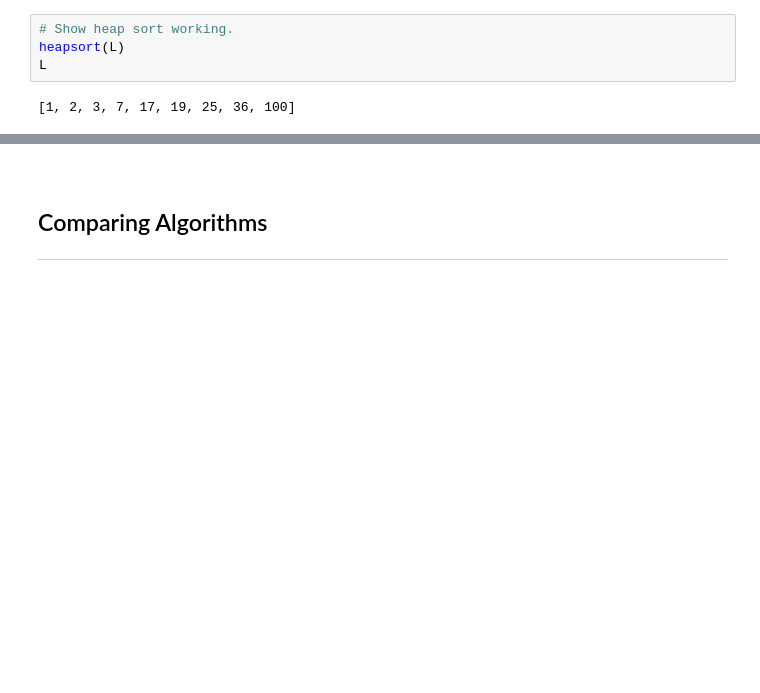
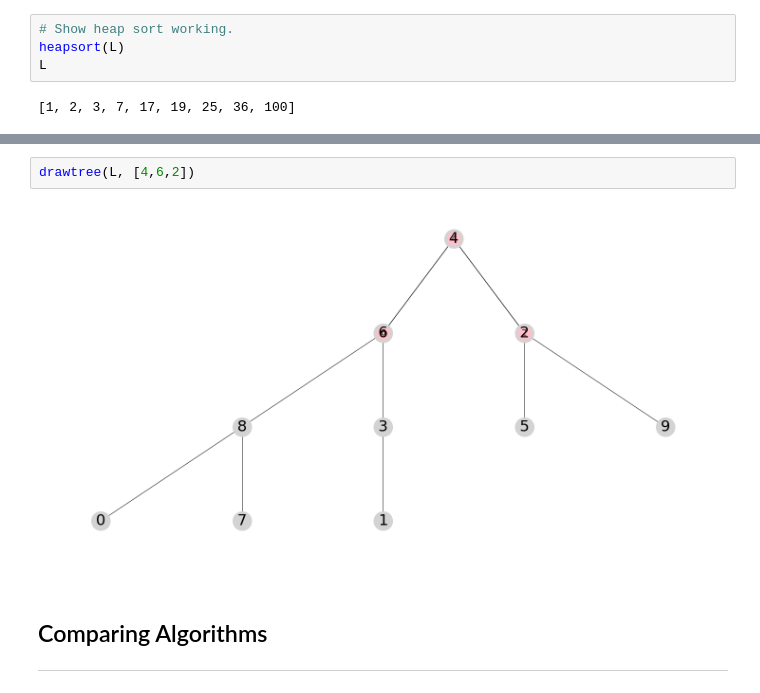
Before and after one commit to alexandrac77/HeapSort, a Jupyter notebook: HeapSort.ipynb, the cells around one changed output, grey strips where cells are left out. Drawn from its saved outputs; the diff is of its cells as text; blank space fills up the shorter version.

```diff
--- a/HeapSort.ipynb
+++ b/HeapSort.ipynb
@@ -316,3 +392,7 @@ L
+# %%
+drawtree(L, [4,6,2])
+# %% [output]
+[figure, added]
 # %% [markdown]
 <br>
 
```
Also changed, not shown: parts of 18 cells of this notebook.
